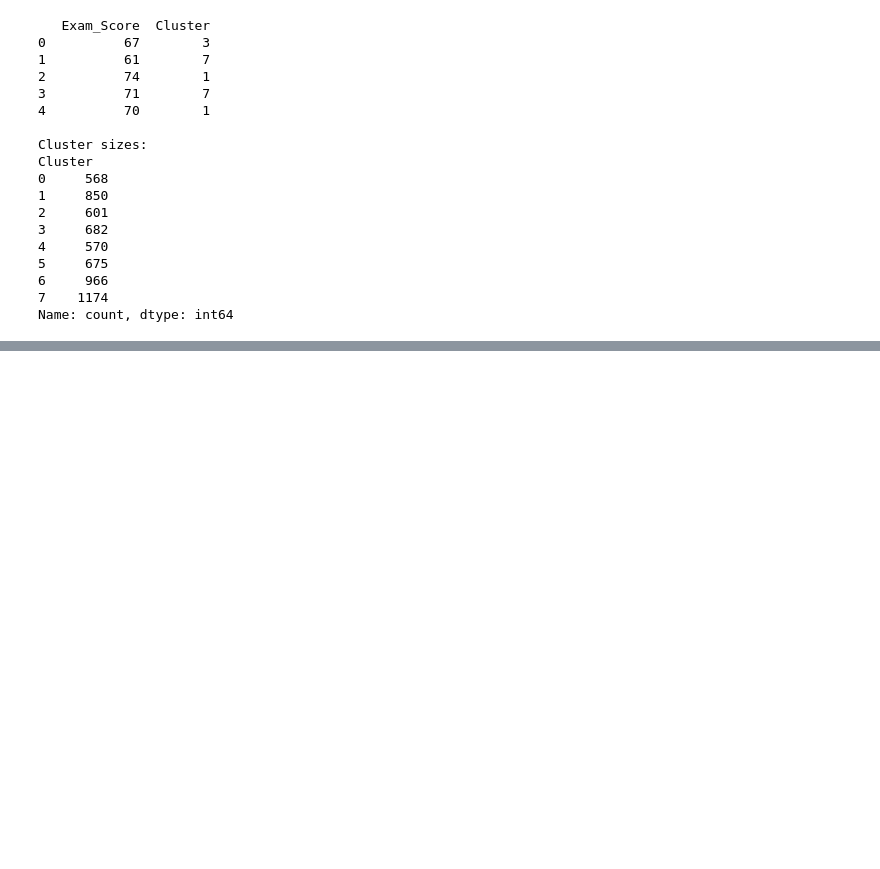
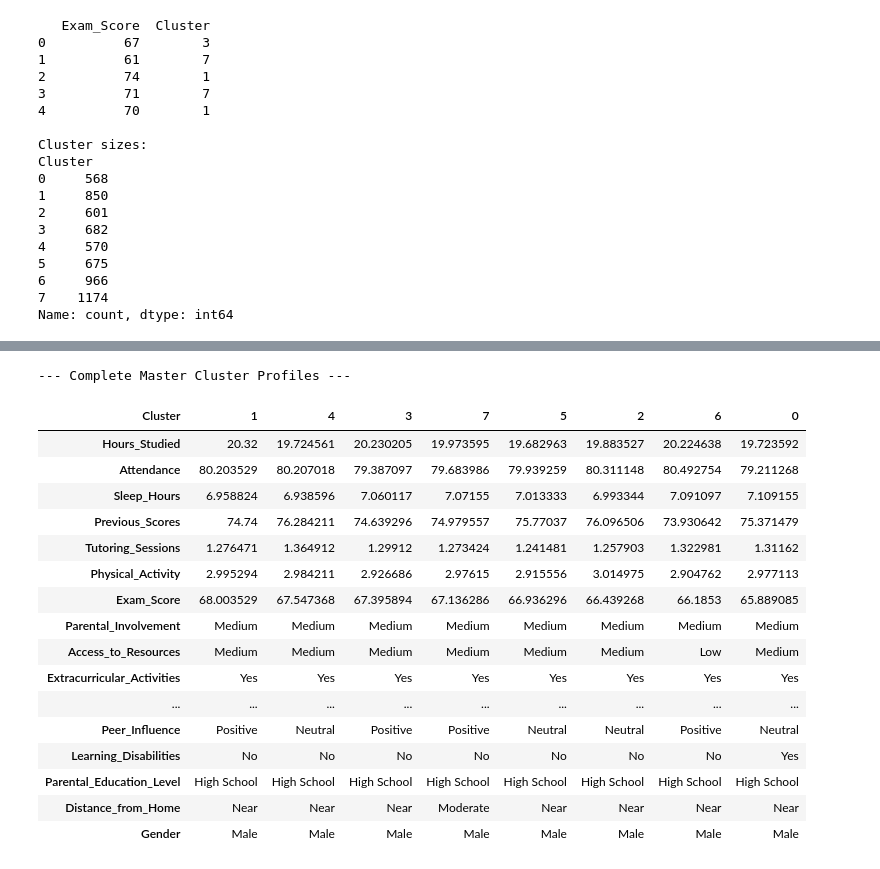
Before and after one commit to EarlClydeeee/pattern_recognition, a Jupyter notebook: student_performance.ipynb, the cells around one changed output, grey strips where cells are left out. Cells and saved outputs as stored; diff of their text form; code cells hidden in the pictures; blank space fills up the shorter version.

```diff
--- a/student_performance.ipynb
+++ b/student_performance.ipynb
@@ -490,0 +480,32 @@ plt.show()
+# %%
+numerical_cols = df_clustered.select_dtypes(include=['number']).columns.tolist()
+categorical_cols = df_clustered.select_dtypes(exclude=['number']).columns.tolist()
+
+if 'Cluster' in numerical_cols: numerical_cols.remove('Cluster')
+
+num_summary = df_clustered.groupby('Cluster')[numerical_cols].mean()
+cat_summary = df_clustered.groupby('Cluster')[categorical_cols].agg(lambda x: x.mode()[0])
+master_profile = pd.concat([num_summary, cat_summary], axis=1)
+master_profile = master_profile.sort_values(by='Exam_Score', ascending=False)
+
+print("--- Complete Master Cluster Profiles ---")
+display(master_profile.T)
+# %% [output]
+--- Complete Master Cluster Profiles ---
+| Cluster | 1 | 4 | 3 | 7 | 5 | 2 | 6 | 0 |
+| Hours_Studied | 20.32 | 19.724561 | 20.230205 | 19.973595 | 19.682963 | 19.883527 | 20.224638 | 19.723592 |
+| Attendance | 80.203529 | 80.207018 | 79.387097 | 79.683986 | 79.939259 | 80.311148 | 80.492754 | 79.211268 |
+| Sleep_Hours | 6.958824 | 6.938596 | 7.060117 | 7.07155 | 7.013333 | 6.993344 | 7.091097 | 7.109155 |
+| Previous_Scores | 74.74 | 76.284211 | 74.639296 | 74.979557 | 75.77037 | 76.096506 | 73.930642 | 75.371479 |
+| Tutoring_Sessions | 1.276471 | 1.364912 | 1.29912 | 1.273424 | 1.241481 | 1.257903 | 1.322981 | 1.31162 |
+| Physical_Activity | 2.995294 | 2.984211 | 2.926686 | 2.97615 | 2.915556 | 3.014975 | 2.904762 | 2.977113 |
+| Exam_Score | 68.003529 | 67.547368 | 67.395894 | 67.136286 | 66.936296 | 66.439268 | 66.1853 | 65.889085 |
+| Parental_Involvement | Medium | Medium | Medium | Medium | Medium | Medium | Medium | Medium |
+| Access_to_Resources | Medium | Medium | Medium | Medium | Medium | Medium | Low | Medium |
+| Extracurricular_Activities | Yes | Yes | Yes | Yes | Yes | Yes | Yes | Yes |
+| ... | ... | ... | ... | ... | ... | ... | ... | ... |
+| Peer_Influence | Positive | Neutral | Positive | Positive | Neutral | Neutral | Positive | Neutral |
+| Learning_Disabilities | No | No | No | No | No | No | No | Yes |
+| Parental_Education_Level | High School | High School | High School | High School | High School | High School | High School | High School |
+| Distance_from_Home | Near | Near | Near | Moderate | Near | Near | Near | Near |
+| Gender | Male | Male | Male | Male | Male | Male | Male | Male |
```
Also changed, not shown: parts of 12 cells of this notebook.
